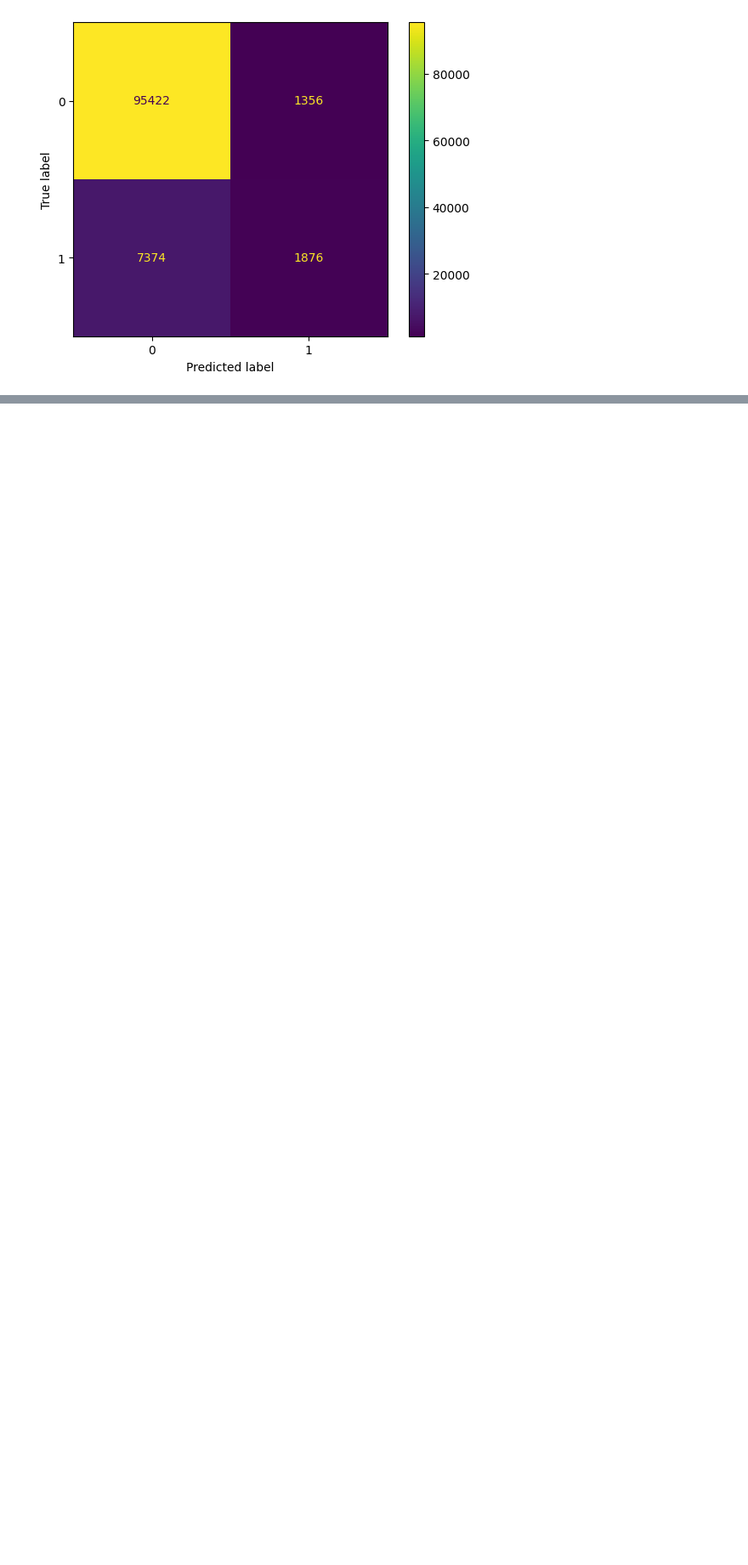
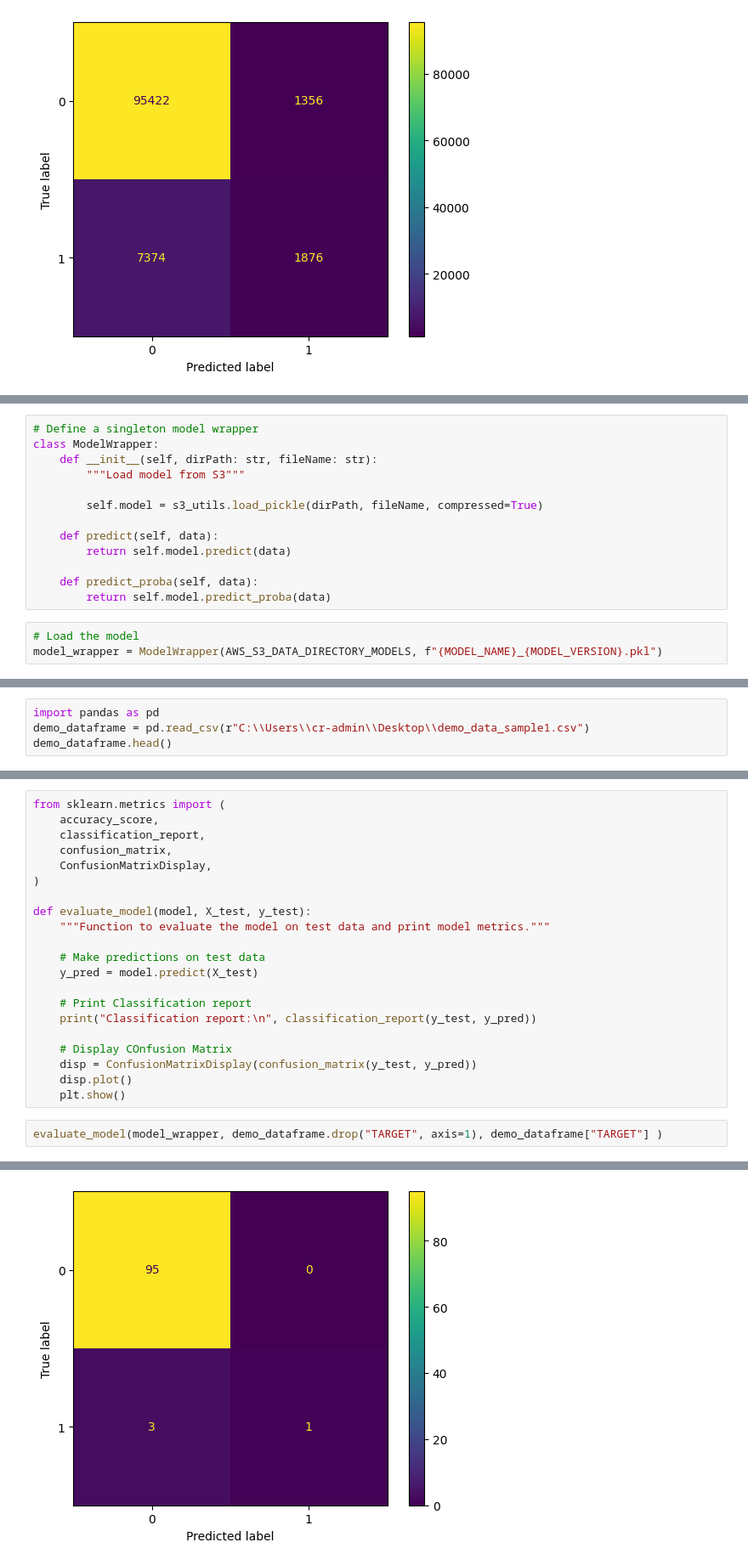
Before and after one commit to CR-Digital-Innovation/loan-default-prediction, a Jupyter notebook: notebooks/pipelines.ipynb, the cells around one changed output, grey strips where cells are left out. Shown: that part at 85% size. Saved outputs shown, nothing was run; the diff lists cells and outputs as text; blank space fills up the shorter version.

```diff
--- a/notebooks/pipelines.ipynb
+++ b/notebooks/pipelines.ipynb
@@ -590,0 +607,16 @@ weighted avg       0.90      0.92      0.90    106028
+# %%
+# Define a singleton model wrapper
+class ModelWrapper:
+    def __init__(self, dirPath: str, fileName: str):
+        """Load model from S3"""
+
+        self.model = s3_utils.load_pickle(dirPath, fileName, compressed=True)
+
+    def predict(self, data):
+        return self.model.predict(data)
+
+    def predict_proba(self, data):
+        return self.model.predict_proba(data)
+# %%
+# Load the model
+model_wrapper = ModelWrapper(AWS_S3_DATA_DIRECTORY_MODELS, f"{MODEL_NAME}_{MODEL_VERSION}.pkl")
@@ -590,0 +625,4 @@ weighted avg       0.90      0.92      0.90    106028
+# %%
+import pandas as pd
+demo_dataframe = pd.read_csv(r"C:\\Users\\cr-admin\\Desktop\\demo_data_sample1.csv")
+demo_dataframe.head()
@@ -590,0 +637,24 @@ weighted avg       0.90      0.92      0.90    106028
+# %%
+from sklearn.metrics import (
+    accuracy_score,
+    classification_report,
+    confusion_matrix,
+    ConfusionMatrixDisplay,
+)
+
+def evaluate_model(model, X_test, y_test):
+    """Function to evaluate the model on test data and print model metrics."""
+
+    # Make predictions on test data
+    y_pred = model.predict(X_test)
+
+    # Print Classification report
+    print("Classification report:\n", classification_report(y_test, y_pred))
+
+    # Display COnfusion Matrix
+    disp = ConfusionMatrixDisplay(confusion_matrix(y_test, y_pred))
+    disp.plot()
+    plt.show()
+# %%
+evaluate_model(model_wrapper, demo_dataframe.drop("TARGET", axis=1), demo_dataframe["TARGET"] )
+# %% [output]
@@ -590,0 +671 @@ weighted avg       0.90      0.92      0.90    106028
+[figure, added]
```
Also changed, not shown: parts of 12 cells of this notebook, 12 other files.
